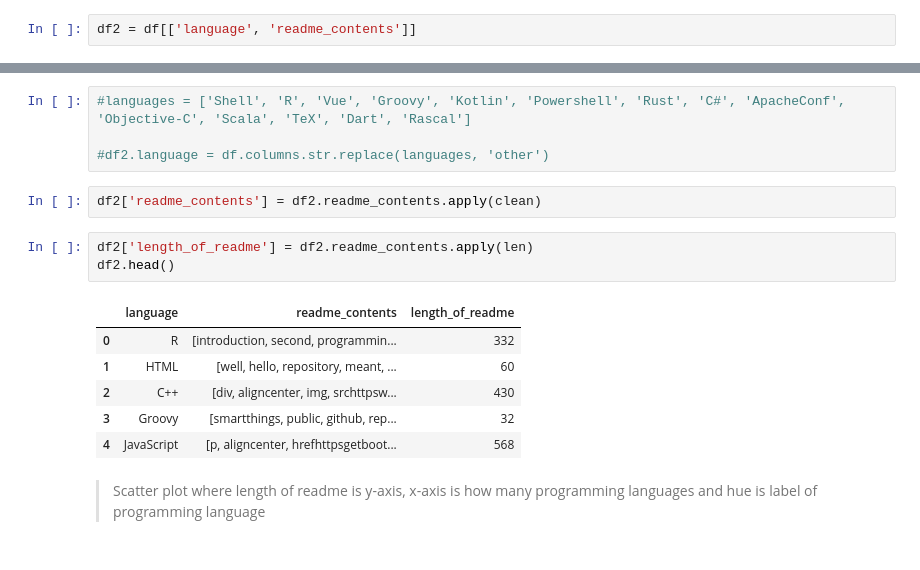
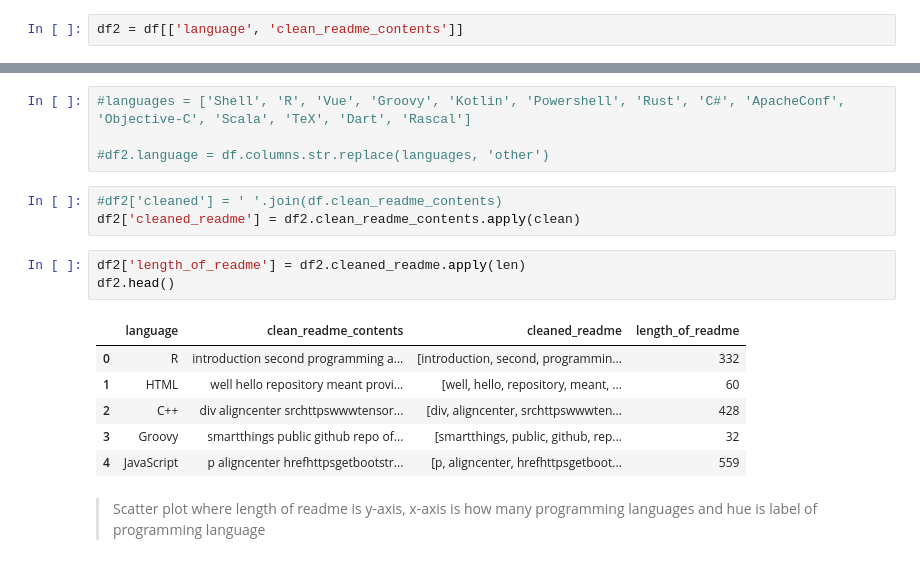
Before and after one commit to cobb-jiang-hartman-npl-project/github-repository-project, a Jupyter notebook: Jeremys_Repo/notes.ipynb, the cells around one changed output, grey strips where cells are left out. Saved outputs shown, nothing was run; the diff lists cells and outputs as text.

```diff
--- a/Jeremys_Repo/notes.ipynb
+++ b/Jeremys_Repo/notes.ipynb
@@ -230,2 +238,2 @@ most_common_words.drop(columns='all').plot.barh(width=.9, ec='black', title='25
 # %%
-df2 = df[['language', 'readme_contents']]
+df2 = df[['language', 'clean_readme_contents']]
@@ -233,18 +257,19 @@ df2 = df[['language', 'readme_contents']]
 #languages = ['Shell', 'R', 'Vue', 'Groovy', 'Kotlin', 'Powershell', 'Rust', 'C#', 'ApacheConf', 'Objective-C', 'Scala', 'TeX', 'Dart', 'Rascal']
 
 #df2.language = df.columns.str.replace(languages, 'other')
-# %%
-df2['readme_contents'] = df2.readme_contents.apply(clean)
+# %%
+#df2['cleaned'] = ' '.join(df.clean_readme_contents)
+df2['cleaned_readme'] = df2.clean_readme_contents.apply(clean)
 # %%
-df2['length_of_readme'] = df2.readme_contents.apply(len)
+df2['length_of_readme'] = df2.cleaned_readme.apply(len)
 df2.head()
 # %% [output]
-|  | language | readme_contents | length_of_readme |
-| 0 | R | [introduction, second, programmin... | 332 |
-| 1 | HTML | [well, hello, repository, meant, ... | 60 |
-| 2 | C++ | [div, aligncenter, img, srchttpsw... | 430 |
-| 3 | Groovy | [smartthings, public, github, rep... | 32 |
-| 4 | JavaScript | [p, aligncenter, hrefhttpsgetboot... | 568 |
+|  | language | clean_readme_contents | cleaned_readme | length_of_readme |
+| 0 | R | introduction second programming a... | [introduction, second, programmin... | 332 |
+| 1 | HTML | well hello repository meant provi... | [well, hello, repository, meant, ... | 60 |
+| 2 | C++ | div aligncenter srchttpswwwtensor... | [div, aligncenter, srchttpswwwten... | 428 |
+| 3 | Groovy | smartthings public github repo of... | [smartthings, public, github, rep... | 32 |
+| 4 | JavaScript | p aligncenter hrefhttpsgetbootstr... | [p, aligncenter, hrefhttpsgetboot... | 559 |
 # %% [markdown]
 > Scatter plot where length of readme is y-axis, x-axis is how many programming languages and hue is label of programming language
 # %%
```
Also changed, not shown: parts of 43 cells of this notebook, 1 other file.
